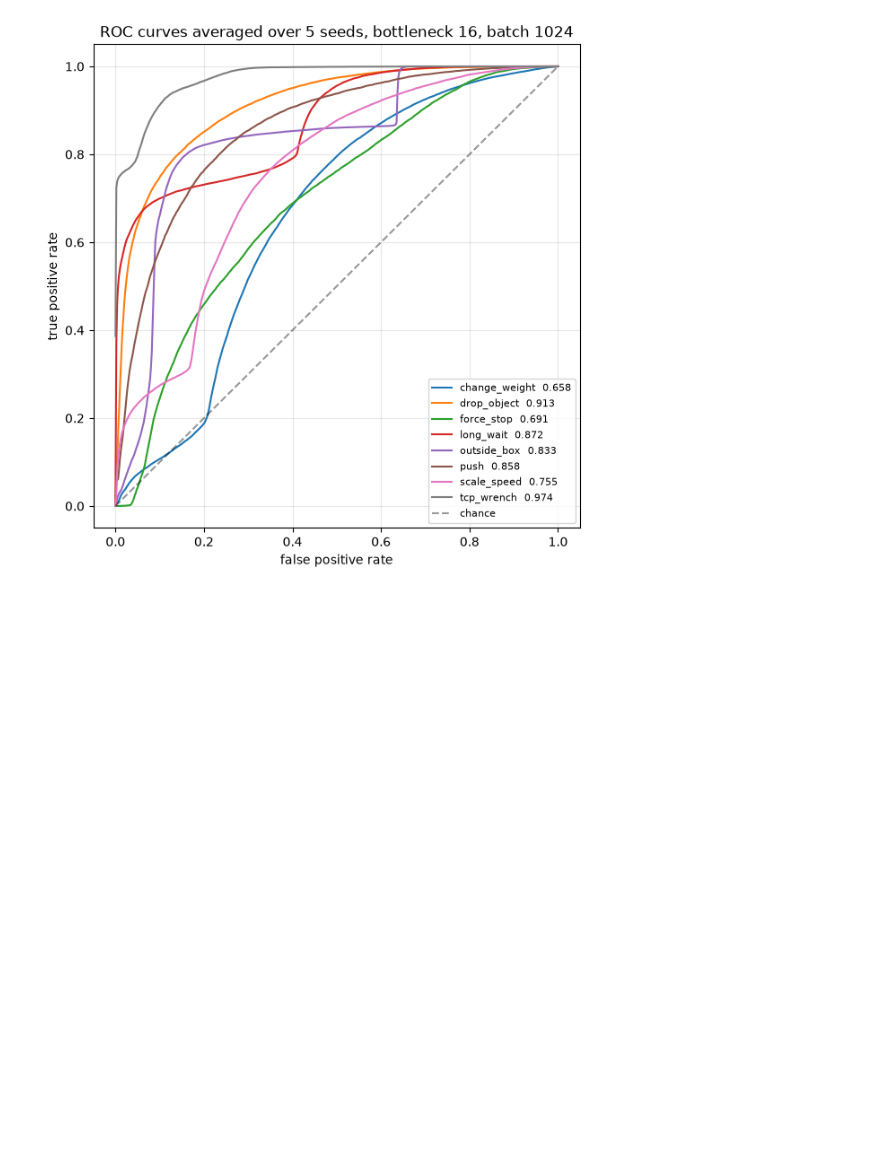
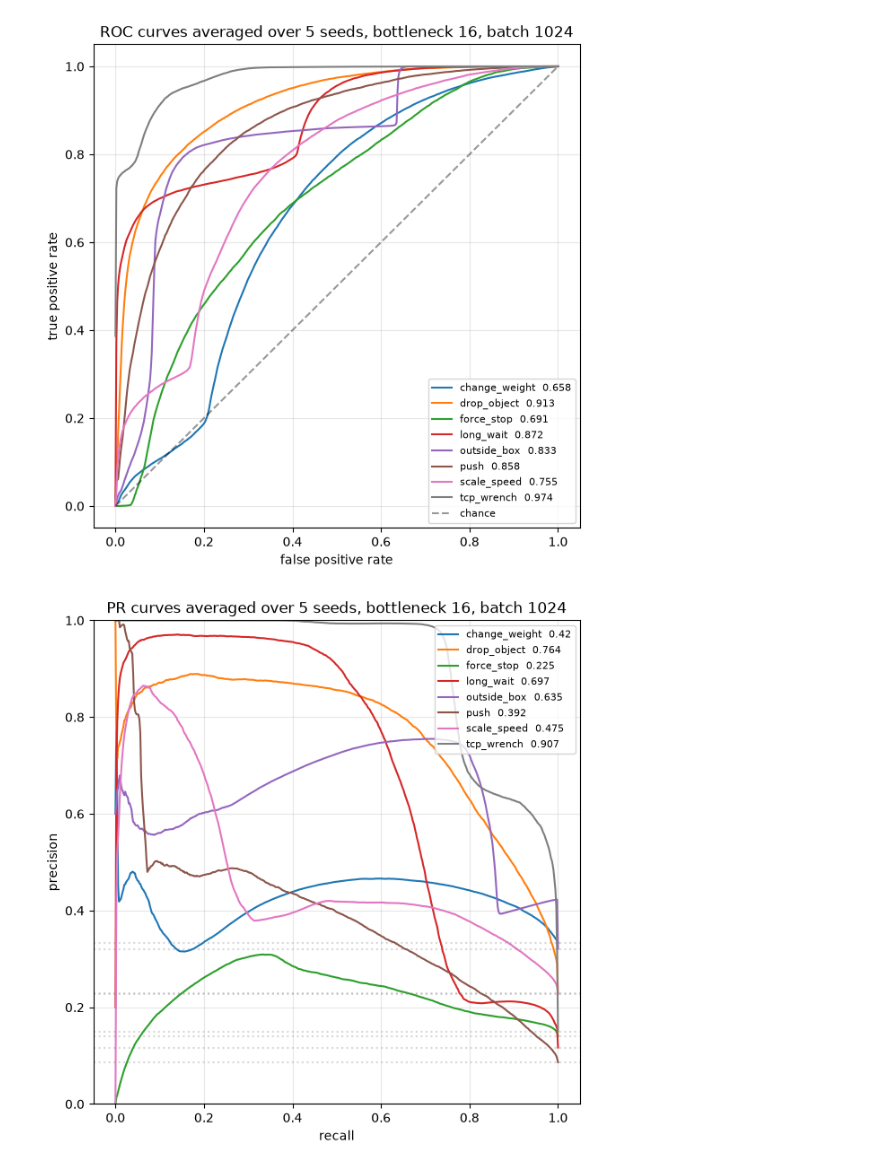
Before and after one commit to akifhameed/ablation-study-anomaly-detection-hrc-robotics, a Jupyter notebook: ae_94_bs1024_bn16.ipynb, the cells around one changed output. Drawn from its saved outputs; the diff is of its cells as text; code cells hidden in the pictures; blank space fills up the shorter version.

Commit message:
Add PR curves and raw score saving to the reference configuration

```diff
--- a/ae_94_bs1024_bn16.ipynb
+++ b/ae_94_bs1024_bn16.ipynb
@@ -652,3 +656,51 @@ push             table: 0.8579   curve: 0.8578
 scale_speed      table: 0.7554   curve: 0.7554
 tcp_wrench       table: 0.9737   curve: 0.9736
 [figure]
+# %%
+# PR curves, one per fault, averaged across the five seeds the same way the ROC
+# curves were. The dashed line for each fault is what random guessing would score,
+# which for PR-AUC is that fault's contamination rate rather than 0.5.
+
+# the shared x axis: 500 evenly spaced recall values from 0 to 1
+common_recall = np.linspace(0, 1, 500)
+
+plt.figure(figsize=(7, 7))
+
+for fault in fault_names:
+
+    belongs = (test_types == fault)
+
+    curves = []
+
+    for errors in model_errors:
+
+        precision, recall, thresholds = precision_recall_curve(test_labels[belongs], errors[belongs])
+
+        # precision_recall_curve hands recall back running downwards, and np.interp
+        # needs its x values to run upwards, so both are reversed first
+        curves.append(np.interp(common_recall, recall[::-1], precision[::-1]))
+
+    curves = np.array(curves)
+
+    mean_curve = curves.mean(axis=0)
+
+    score = results[results["anomaly_type"] == fault]["pr_auc"].mean()
+
+    plt.plot(common_recall, mean_curve, label=fault + "  " + str(round(score, 3)))
+
+# each fault has its own chance level, so draw one faint line per fault
+for fault in fault_names:
+    floor = results[results["anomaly_type"] == fault]["contamination"].mean()
+    plt.axhline(floor, color="grey", linestyle=":", alpha=0.3)
+
+plt.xlabel("recall")
+plt.ylabel("precision")
+plt.ylim(0, 1)
+plt.title("PR curves averaged over 5 seeds, bottleneck " + str(bottleneck) + ", batch " + str(batch))
+plt.legend(loc="upper right", fontsize=8)
+plt.grid(alpha=0.3)
+
+plt.savefig(folder + r"\pr_curves.png", dpi=150, bbox_inches="tight")
+plt.show()
+# %% [output]
+[figure, added]
```
Also changed, not shown: parts of 1 cell of this notebook, 2 other files.
